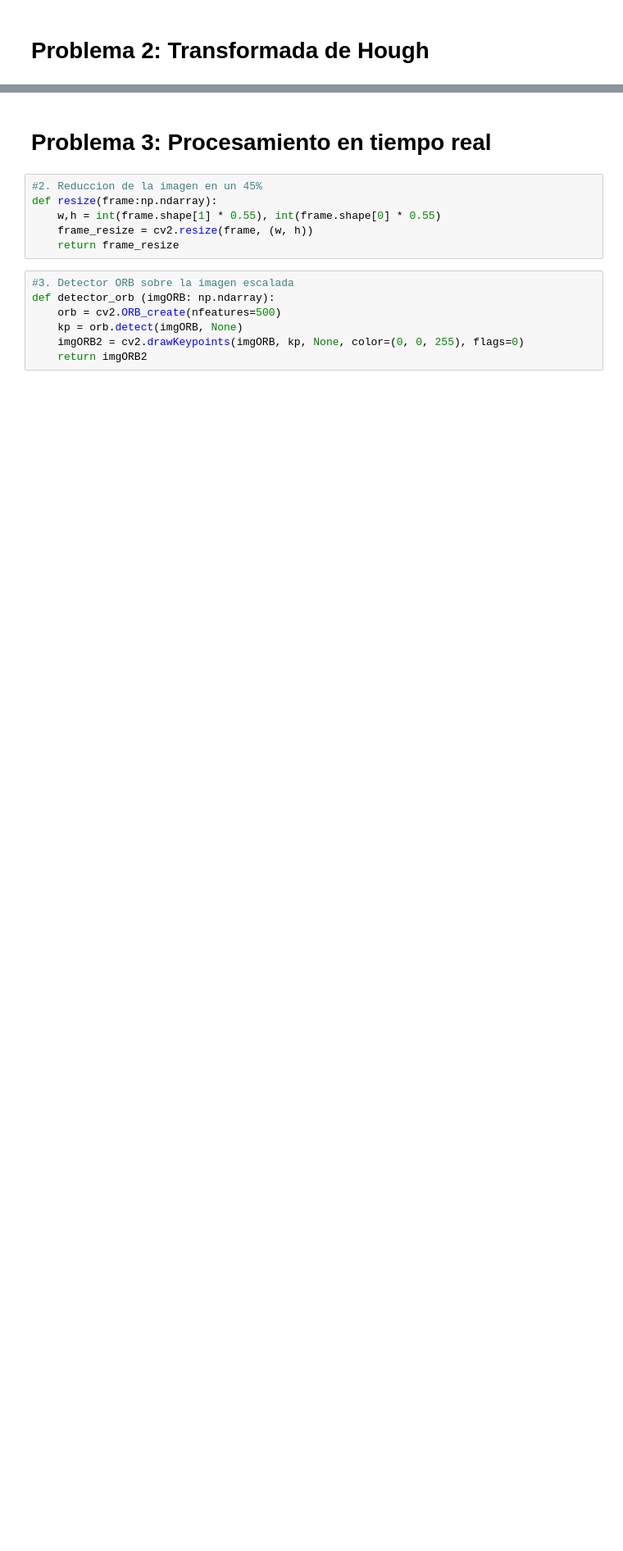
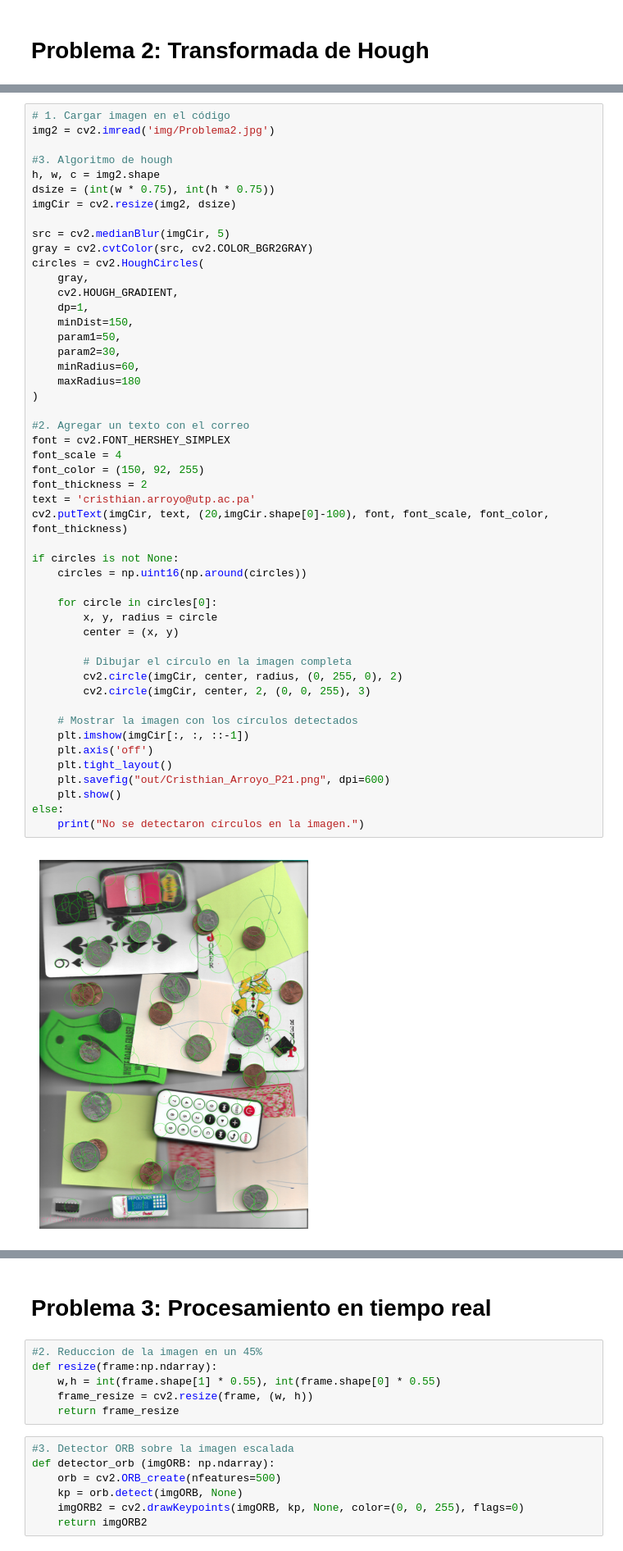
Before and after one commit to MxsterSenpai/parcial1_topicos, a Jupyter notebook: parcial1.ipynb, the cells around one changed output, grey strips where cells are left out. Shown at 82% size. Saved outputs shown, nothing was run; the diff lists cells and outputs as text; blank space fills up the shorter version.

```diff
--- a/parcial1.ipynb
+++ b/parcial1.ipynb
@@ -149,0 +133,51 @@ imgCir = cv2.resize(img2, dsize)
+# %%
+# 1. Cargar imagen en el código
+img2 = cv2.imread('img/Problema2.jpg')
+
+#3. Algoritmo de hough
+h, w, c = img2.shape
+dsize = (int(w * 0.75), int(h * 0.75))
+imgCir = cv2.resize(img2, dsize)
+
+src = cv2.medianBlur(imgCir, 5)
+gray = cv2.cvtColor(src, cv2.COLOR_BGR2GRAY)
+circles = cv2.HoughCircles(
+    gray,
+    cv2.HOUGH_GRADIENT,
+    dp=1,
+    minDist=150,
+    param1=50,
+    param2=30,
+    minRadius=60,
+    maxRadius=180
+)
+
+#2. Agregar un texto con el correo
+font = cv2.FONT_HERSHEY_SIMPLEX
+font_scale = 4
+font_color = (150, 92, 255)
+font_thickness = 2
+text = 'cristhian.arroyo@utp.ac.pa'
+cv2.putText(imgCir, text, (20,imgCir.shape[0]-100), font, font_scale, font_color, font_thickness)
+
+if circles is not None:
+    circles = np.uint16(np.around(circles))
+
+    for circle in circles[0]:
+        x, y, radius = circle
+        center = (x, y)
+
+        # Dibujar el círculo en la imagen completa
+        cv2.circle(imgCir, center, radius, (0, 255, 0), 2)
+        cv2.circle(imgCir, center, 2, (0, 0, 255), 3)
+
+    # Mostrar la imagen con los círculos detectados
+    plt.imshow(imgCir[:, :, ::-1])
+    plt.axis('off')
+    plt.tight_layout()
+    plt.savefig("out/Cristhian_Arroyo_P21.png", dpi=600)
+    plt.show()
+else:
+    print("No se detectaron círculos en la imagen.")
+# %% [output]
+[figure, added]
```
Also changed, not shown: parts of 5 cells of this notebook, 5 other files.
